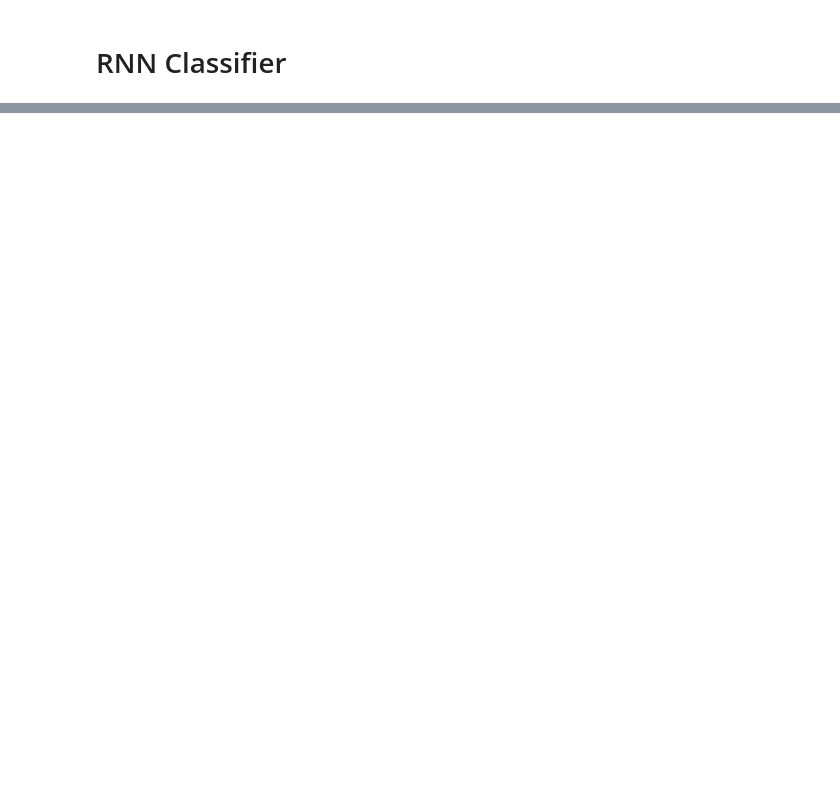
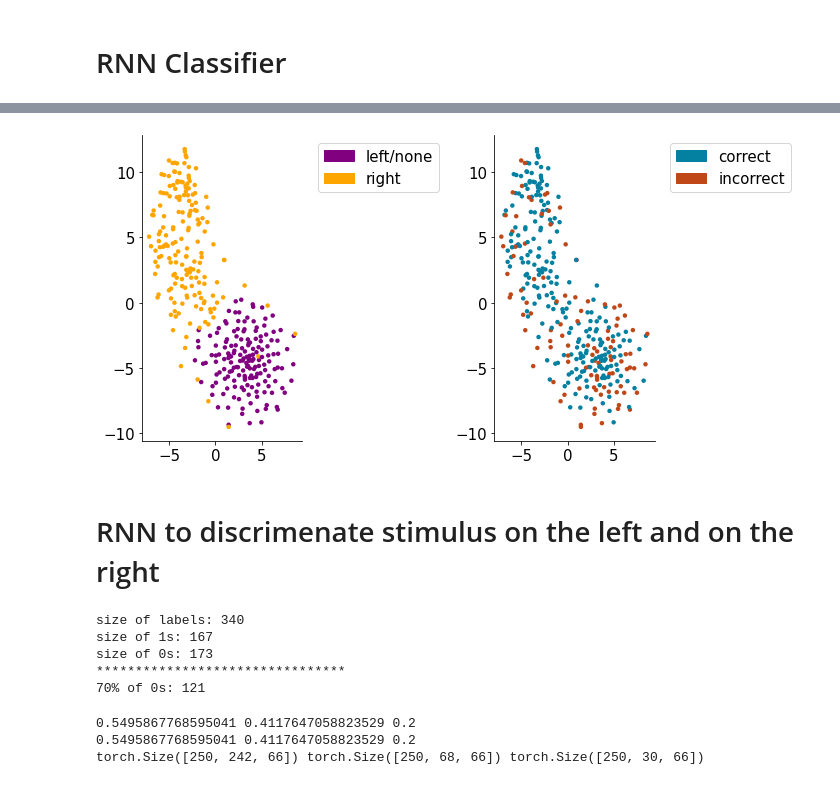
Before and after one commit to Ninja-State/NMA-DL-Project, a Jupyter notebook: NMA_DL_Project.ipynb, the cells around one changed output, grey strips where cells are left out. Cells and saved outputs as stored; diff of their text form; code cells hidden in the pictures; blank space fills up the shorter version.

```diff
--- a/NMA_DL_Project.ipynb
+++ b/NMA_DL_Project.ipynb
@@ -505,0 +744,46 @@ labels_test = labels[100:170];
+# %%
+import matplotlib.patches as mpatches
+
+plt.figure(figsize=(10,5))
+
+#col=np.arange(2)
+#col = np.array(['#C04818','#7104A1','#0480A1'])
+col = np.array(['#FFA500','#800080'])
+
+plt.subplot(1,2,1)
+#plt.scatter(Z[:,0], Z[:,1], c=col[vis_resp2],cmap=plt.cm.get_cmap('Set1', 2), s=20, edgecolors='none')
+plt.scatter(Z[:,0], Z[:,1], c=col[vis_resp2], s=20, edgecolors='none')
+#cbar=plt.colorbar()
+pop_b = mpatches.Patch(color='#FFA500', label='right')
+pop_a = mpatches.Patch(color='#800080', label='left/none')
+plt.legend(handles=[pop_a,pop_b],bbox_to_anchor=(1.05, 1),loc='upper left')
+
+#cbar.set_ticks([0,1,2])
+#cbar.set_ticklabels(['left','none','right'])
+#cbar.set_ticklabels(['left/none','right'])
+
+col = np.array(['#C04818','#0480A1'])
+plt.subplot(1,2,2)
+plt.scatter(Z[:,0], Z[:,1], c=col[is_correct1], s=20, edgecolors='none')
+pop_b = mpatches.Patch(color='#C04818', label='incorrect')
+pop_a = mpatches.Patch(color='#0480A1', label='correct')
+plt.legend(handles=[pop_a,pop_b],bbox_to_anchor=(1.05, 1),loc='upper left')
+
+#col = np.array(['#C04818','#7104A1','#0480A1'])
+#plt.subplot(1,3,3)
+#plt.scatter(Z[:,0], Z[:,1], c=col[response1.astype(int)], s=20, edgecolors='none')
+#plt.scatter(Z[1,0], Z[1,1], c='yellow', s=70, edgecolors='none')
+
+#pop_a = mpatches.Patch(color='#C04818', label='no go')
+#pop_b = mpatches.Patch(color='#7104A1', label='left')
+#pop_c = mpatches.Patch(color='#0480A1', label='right')
+#plt.legend(handles=[pop_a,pop_b,pop_c],bbox_to_anchor=(1.05, 1),loc='upper left')
+
+#sns.despine()
+plt.tight_layout()
+
+# save figure
+from google.colab import files
+plt.savefig('tsne_VISp.png')
+files.download("tsne_VISp.png")
+# %% [output]
@@ -505,0 +792,3 @@ labels_test = labels[100:170];
+[figure, added]
+# %% [markdown]
+# RNN to discrimenate stimulus on the left and on the right
@@ -505,0 +817,15 @@ labels_test = labels[100:170];
+# %%
+# determine the size of the training set
+div_trials=0.7
+print(f'size of labels: {labels.size()[0]}')
+print(f'size of 1s: {(labels==1).nonzero(as_tuple=True)[0].size(0)}')
+print(f'size of 0s: {(labels==0).nonzero(as_tuple=True)[0].size(0)}')
+print('********************************')
+train_0s_size = int((labels==0).nonzero(as_tuple=True)[0].size(0)*div_trials)
+print(f'70% of 0s: {train_0s_size}')
+# %% [output]
+size of labels: 340
+size of 1s: 167
+size of 0s: 173
+********************************
+70% of 0s: 121
@@ -506 +859,9 @@ labels_test = labels[100:170];
+# %%
+print((label_train).numpy().mean(),(label_valid).numpy().mean(),(label_test).numpy().mean())
+#print((label_train_perm).numpy().mean(),(label_valid_perm).numpy().mean(),(label_test_perm).numpy().mean())
+print(input_train.shape,input_valid.shape,input_test.shape)
+# %% [output]
+0.5495867768595041 0.4117647058823529 0.2
+0.5495867768595041 0.4117647058823529 0.2
+torch.Size([250, 242, 66]) torch.Size([250, 68, 66]) torch.Size([250, 30, 66])
 # %%
```
Also changed, not shown: parts of 39 cells of this notebook.
